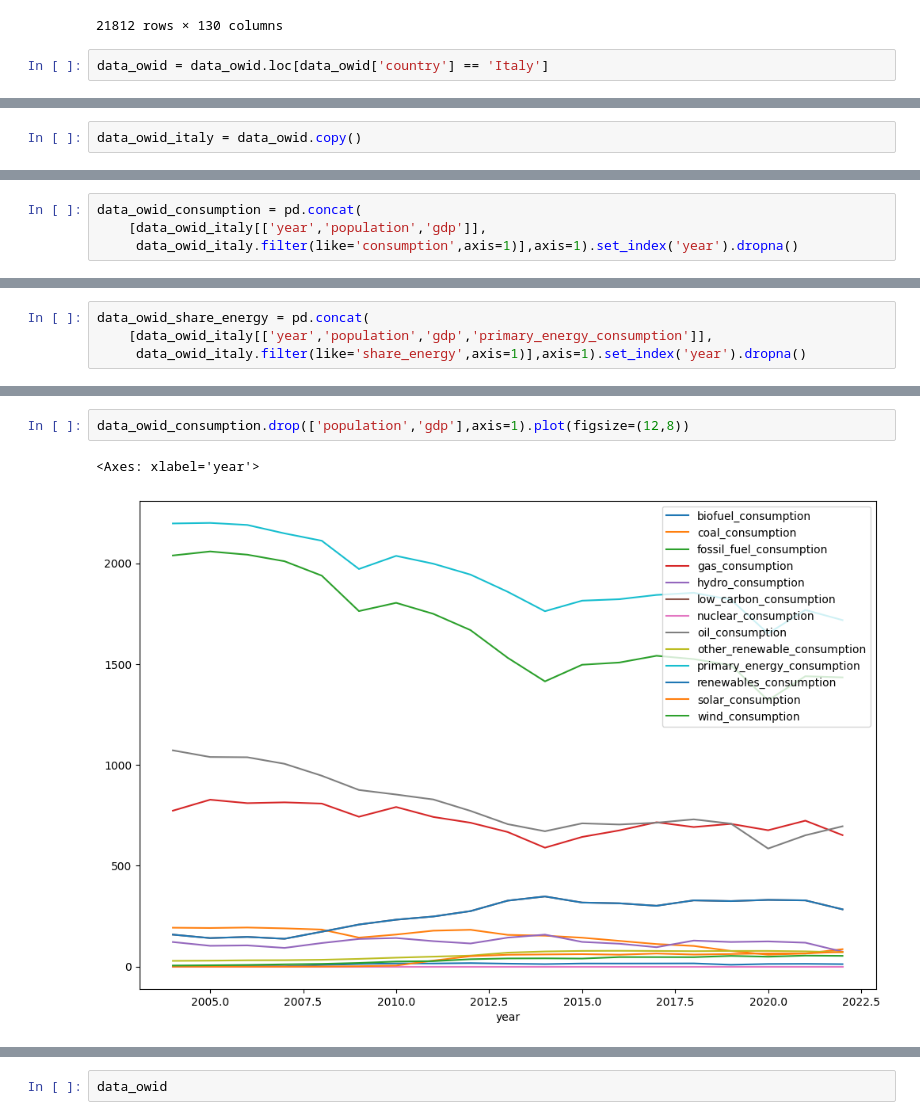
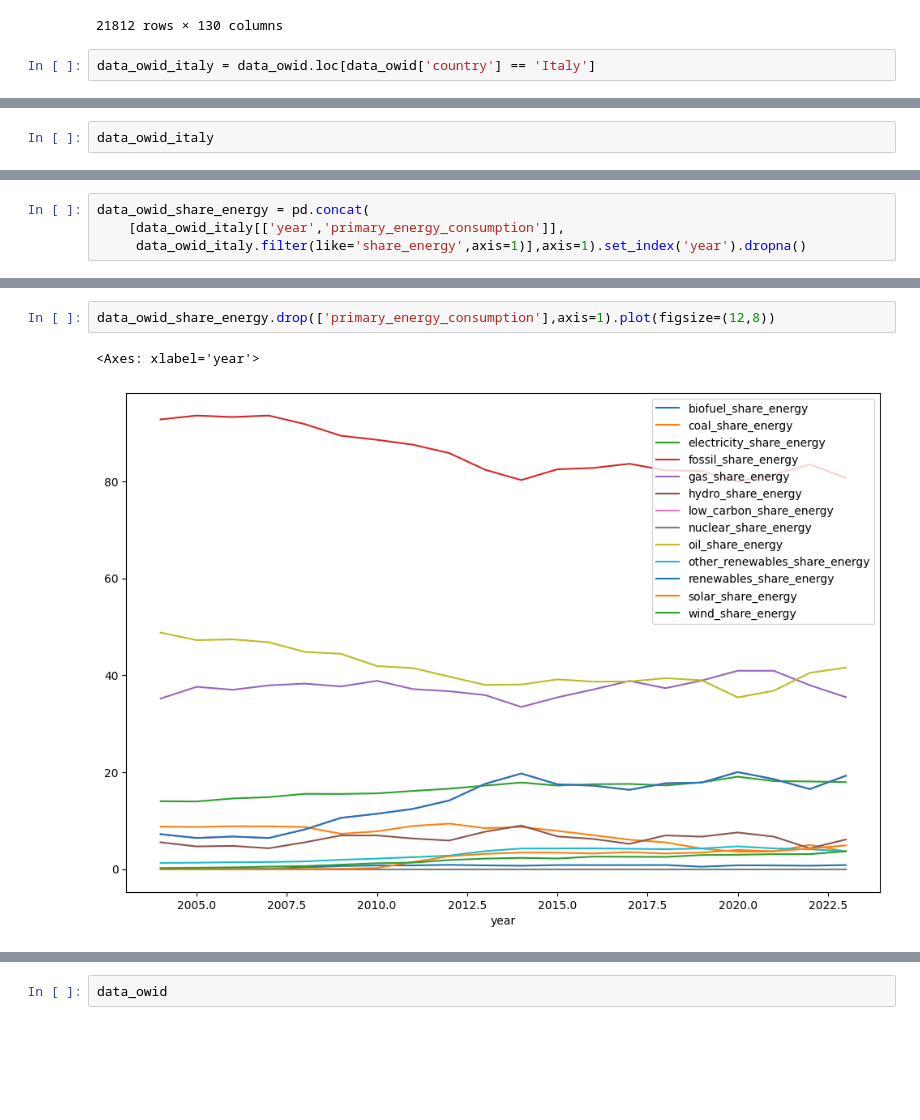
Before and after one commit to depa-tto/Multivariate-Time-Series-project, a Jupyter notebook: time_series_project.ipynb, the cells around one changed output, grey strips where cells are left out. Cells and saved outputs as stored; diff of their text form; blank space fills up the shorter version.

```diff
--- a/time_series_project.ipynb
+++ b/time_series_project.ipynb
@@ -20,4 +21,4 @@ data_owid
 | 21811 | Zimbabwe | 2023 | ZWE | 16665407.0 | NaN | NaN | NaN | ... |
 21812 rows × 130 columns
 # %%
-data_owid = data_owid.loc[data_owid['country'] == 'Italy']
+data_owid_italy = data_owid.loc[data_owid['country'] == 'Italy']
@@ -40,2 +25,2 @@ data_owid
 # %%
-data_owid_italy = data_owid.copy()
+data_owid_italy
@@ -42,4 +60,4 @@ data_owid_italy = data_owid.copy()
 # %%
-data_owid_consumption = pd.concat(
-    [data_owid_italy[['year','population','gdp']],
-     data_owid_italy.filter(like='consumption',axis=1)],axis=1).set_index('year').dropna()
+data_owid_share_energy = pd.concat(
+    [data_owid_italy[['year','primary_energy_consumption']],
+     data_owid_italy.filter(like='share_energy',axis=1)],axis=1).set_index('year').dropna()
@@ -54,7 +64,3 @@ data_owid_share_elec = pd.concat(
-# %%
-data_owid_share_energy = pd.concat(
-    [data_owid_italy[['year','population','gdp','primary_energy_consumption']],
-     data_owid_italy.filter(like='share_energy',axis=1)],axis=1).set_index('year').dropna()
 # %%
 data_owid_consumption # primary energy consumption from xxx measured in terawatt-hours
 # %% [output]
@@ -143,5 +170,5 @@ data_owid_share_energy # share of primary energy consumption that comes from xxx
 # %%
-data_owid_consumption.drop(['population','gdp'],axis=1).plot(figsize=(12,8))
+data_owid_share_energy.drop(['primary_energy_consumption'],axis=1).plot(figsize=(12,8))
 # %% [output]
 <Axes: xlabel='year'>
-[figure, old version]
+[figure, new version]
```
Also changed, not shown: parts of 20 cells of this notebook.
